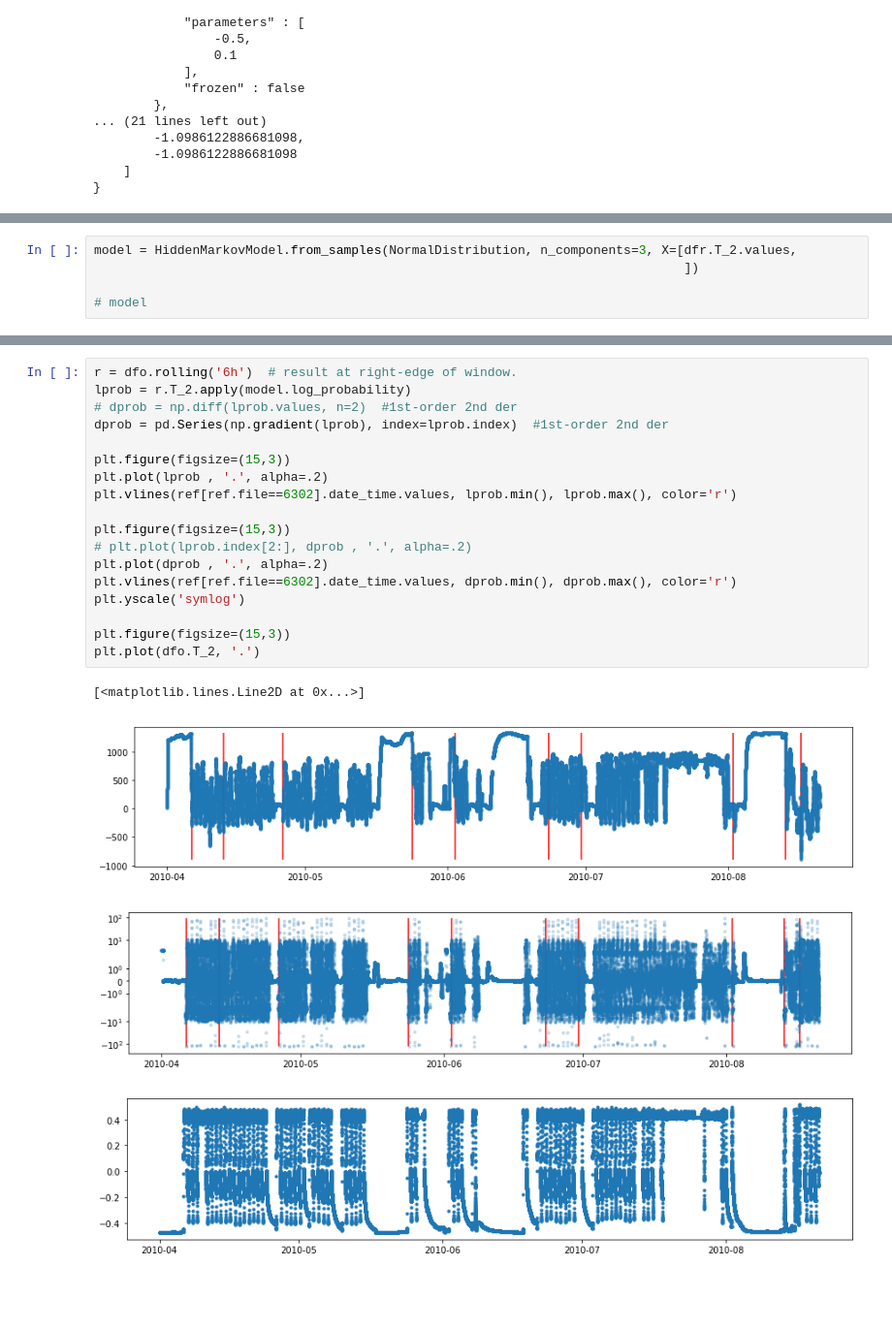
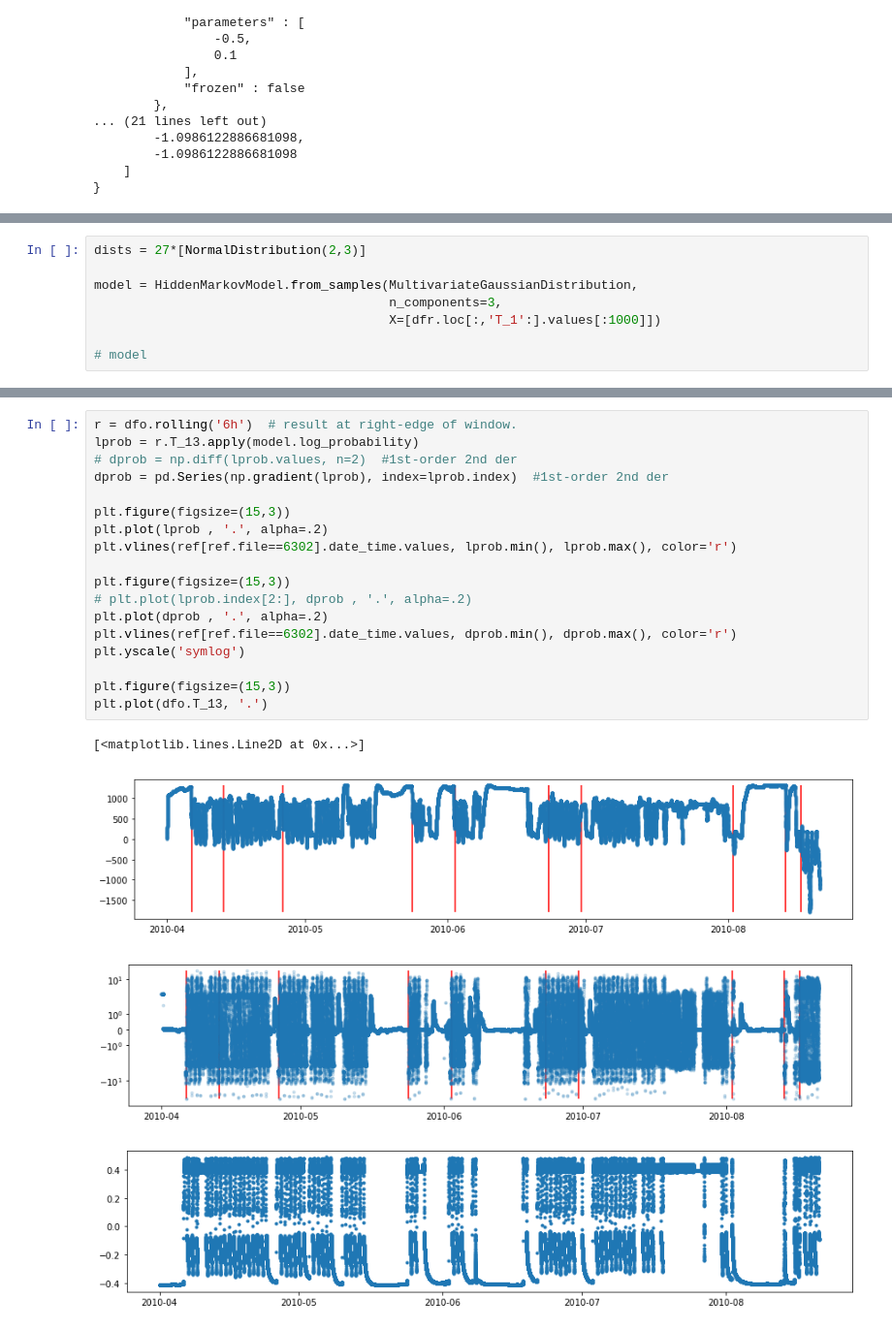
Before and after one commit to rtbs-dev/phm-feature-maker, a Jupyter notebook: pomegranate_hmm.ipynb, the cells around one changed output, grey strips where cells are left out. Shown at 97% size. Drawn from its saved outputs; the diff is of its cells as text; blank space fills up the shorter version.

Commit message:
signal dev. from mean...multivar gaussian not working.

```diff
--- a/pomegranate_hmm.ipynb
+++ b/pomegranate_hmm.ipynb
@@ -239,6 +237,9 @@ ValueError: could not convert string to float: 'background'
 # %%
-model = HiddenMarkovModel.from_samples(NormalDistribution, n_components=3, X=[dfr.T_2.values,
-                                                                              ])
+dists = 27*[NormalDistribution(2,3)]
+
+model = HiddenMarkovModel.from_samples(MultivariateGaussianDistribution,
+                                       n_components=3,
+                                       X=[dfr.loc[:,'T_1':].values[:1000]])
 
 # model
 # %%
@@ -275,26 +276,26 @@ plt.ylim(ymax=10)
 # %%
 r = dfo.rolling('6h')  # result at right-edge of window.
-lprob = r.T_2.apply(model.log_probability)
+lprob = r.T_13.apply(model.log_probability)
 # dprob = np.diff(lprob.values, n=2)  #1st-order 2nd der
 dprob = pd.Series(np.gradient(lprob), index=lprob.index)  #1st-order 2nd der
 
 plt.figure(figsize=(15,3))
 plt.plot(lprob , '.', alpha=.2)
 plt.vlines(ref[ref.file==6302].date_time.values, lprob.min(), lprob.max(), color='r')
 
 plt.figure(figsize=(15,3))
 # plt.plot(lprob.index[2:], dprob , '.', alpha=.2)
 plt.plot(dprob , '.', alpha=.2)
 plt.vlines(ref[ref.file==6302].date_time.values, dprob.min(), dprob.max(), color='r')
 plt.yscale('symlog')
 
 plt.figure(figsize=(15,3))
-plt.plot(dfo.T_2, '.')
+plt.plot(dfo.T_13, '.')
 # %% [output]
 [<matplotlib.lines.Line2D at 0x...>]
-[figure, old version]
+[figure, new version]
-[figure, old version]
+[figure, new version]
-[figure, old version]
+[figure, new version]
 # %%
 plt.figure(figsize=(15,3))
 plt.semilogy(dprob.rolling(100).skew())
```
Also changed, not shown: parts of 14 cells of this notebook.
